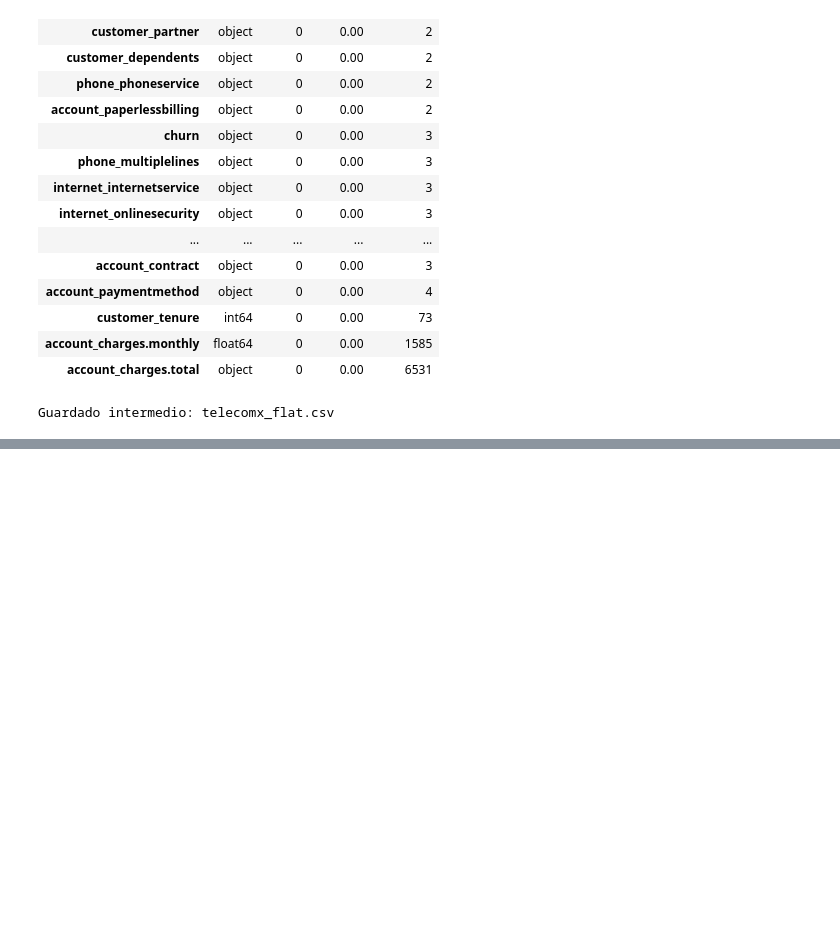
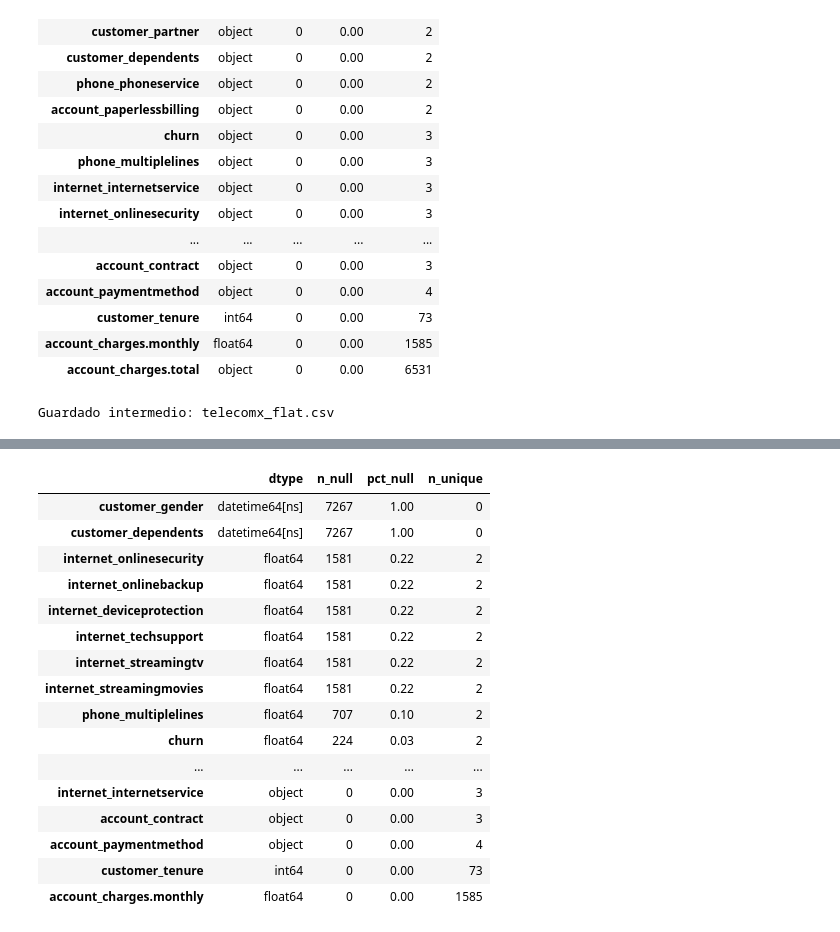
Before and after one commit to Junior11995/Challenge-Telecom-X-an-lisis-de-evasi-n-de-clientes, a Jupyter notebook: desaf_o_telecom_x.ipynb, the cells around one changed output, grey strips where cells are left out. Drawn from its saved outputs; the diff is of its cells as text; code cells hidden in the pictures; blank space fills up the shorter version.

Commit message:
Casting de tipos (booleans/numéricos/fechas), normalización de churn y manejo de duplicados + snapshot transform

```diff
--- a/desaf_o_telecom_x.ipynb
+++ b/desaf_o_telecom_x.ipynb
@@ -316,0 +319,75 @@ Guardado intermedio: telecomx_flat.csv
+# %%
+# =========================================================
+# TRANSFORM: CASTING DE TIPOS + DUPLICADOS + NULOS
+# df ya aplanado y normalizado (del bloque anterior)
+# Salida: df_cast con tipos corregidos
+# =========================================================
+
+import pandas as pd
+import numpy as np
+
+df_cast = df.copy()
+
+# --- 1) Estandarización de textos "Yes/No/Si/No" -> booleanos (True/False) ---
+def to_bool(series: pd.Series) -> pd.Series:
+    s = series.astype(str).str.strip().str.lower()
+    true_set  = {"yes", "si", "sí", "true", "1"}
+    false_set = {"no", "false", "0"}
+    out = pd.Series(index=series.index, dtype="float")  # temporal
+    out[s.isin(true_set)] = 1
+    out[s.isin(false_set)] = 0
+    return out.astype("float")
+
+bool_like_cols = [c for c in df_cast.columns if any(k in c for k in [
+    "phoneservice","multiplelines",
+    "onlinesecurity","onlinebackup","deviceprotection",
+    "techsupport","streamingtv","streamingmovies",
+    "paperlessbilling"
+])]
+for c in bool_like_cols:
+    try:
+        df_cast[c] = to_bool(df_cast[c])
+    except Exception:
+        pass
+
+# --- 2) Casting numérico para cargos/tenure/seniorcitizen ---
+num_candidates = [c for c in df_cast.columns if any(k in c for k in [
+    "charges","tenure","seniorcitizen"
+])]
+for c in num_candidates:
+    df_cast[c] = pd.to_numeric(df_cast[c], errors="coerce")
+
+# --- 3) Casting de fechas (heurístico por nombre) ---
+date_candidates = [c for c in df_cast.columns if any(k in c for k in [
+    "fecha","date","start","end"
+])]
+for c in date_candidates:
+    df_cast[c] = pd.to_datetime(df_cast[c], errors="coerce")
+
+# --- 4) Normalizar target churn a 0/1 si existe ---
+if "churn" in df_cast.columns:
+    ytmp = df_cast["churn"].astype(str).str.strip().str.lower()
+    df_cast["churn"] = np.where(ytmp.isin(["yes","si","sí","true","1"]), 1,
+                         np.where(ytmp.isin(["no","false","0"]), 0, np.nan)).astype("float")
+
+# --- 5) Duplicados (por customerid si existe, si no por fila completa) ---
+if "customerid" in df_cast.columns:
+    dups = df_cast.duplicated(subset=["customerid"]).sum()
+    df_cast = df_cast.drop_duplicates(subset=["customerid"])
+else:
+    dups = df_cast.duplicated().sum()
+    df_cast = df_cast.drop_duplicates()
+
+print(f"Duplicados eliminados: {dups}")
+
+# --- 6) Reporte de nulos y tipos tras casting ---
+report = pd.DataFrame({
+    "dtype": df_cast.dtypes.astype(str),
+    "n_null": df_cast.isna().sum(),
+    "pct_null": df_cast.isna().mean().round(4),
+    "n_unique": [df_cast[c].nunique(dropna=True) for c in df_cast.columns]
+}).sort_values(["pct_null","n_unique"], ascending=[False, True])
+
+print("Shape post-casting:", df_cast.shape)
+display(report.head(20))
+# %% [output]
@@ -316,0 +396,17 @@ Guardado intermedio: telecomx_flat.csv
+|  | dtype | n_null | pct_null | n_unique |
+| customer_gender | datetime64[ns] | 7267 | 1.00 | 0 |
+| customer_dependents | datetime64[ns] | 7267 | 1.00 | 0 |
+| internet_onlinesecurity | float64 | 1581 | 0.22 | 2 |
+| internet_onlinebackup | float64 | 1581 | 0.22 | 2 |
+| internet_deviceprotection | float64 | 1581 | 0.22 | 2 |
+| internet_techsupport | float64 | 1581 | 0.22 | 2 |
+| internet_streamingtv | float64 | 1581 | 0.22 | 2 |
+| internet_streamingmovies | float64 | 1581 | 0.22 | 2 |
+| phone_multiplelines | float64 | 707 | 0.10 | 2 |
+| churn | float64 | 224 | 0.03 | 2 |
+| ... | ... | ... | ... | ... |
+| internet_internetservice | object | 0 | 0.00 | 3 |
+| account_contract | object | 0 | 0.00 | 3 |
+| account_paymentmethod | object | 0 | 0.00 | 4 |
+| customer_tenure | int64 | 0 | 0.00 | 73 |
+| account_charges.monthly | float64 | 0 | 0.00 | 1585 |
```
Also changed, not shown: parts of 3 cells of this notebook.
